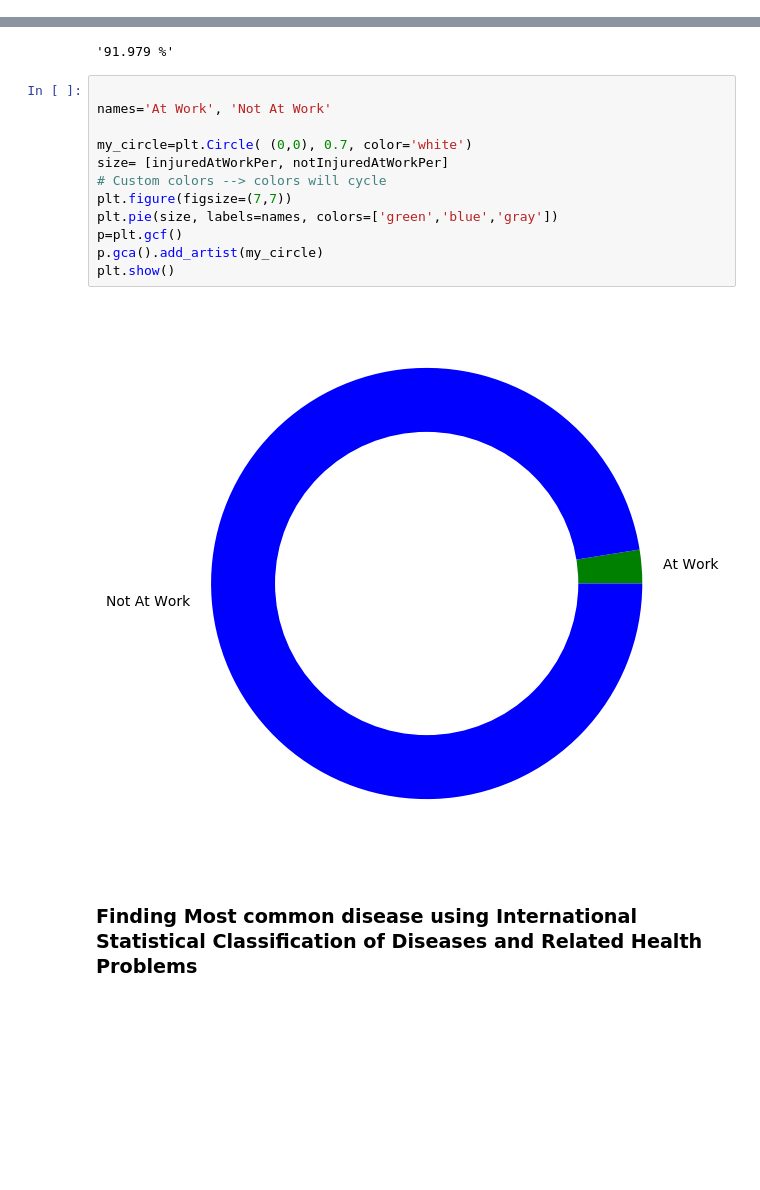
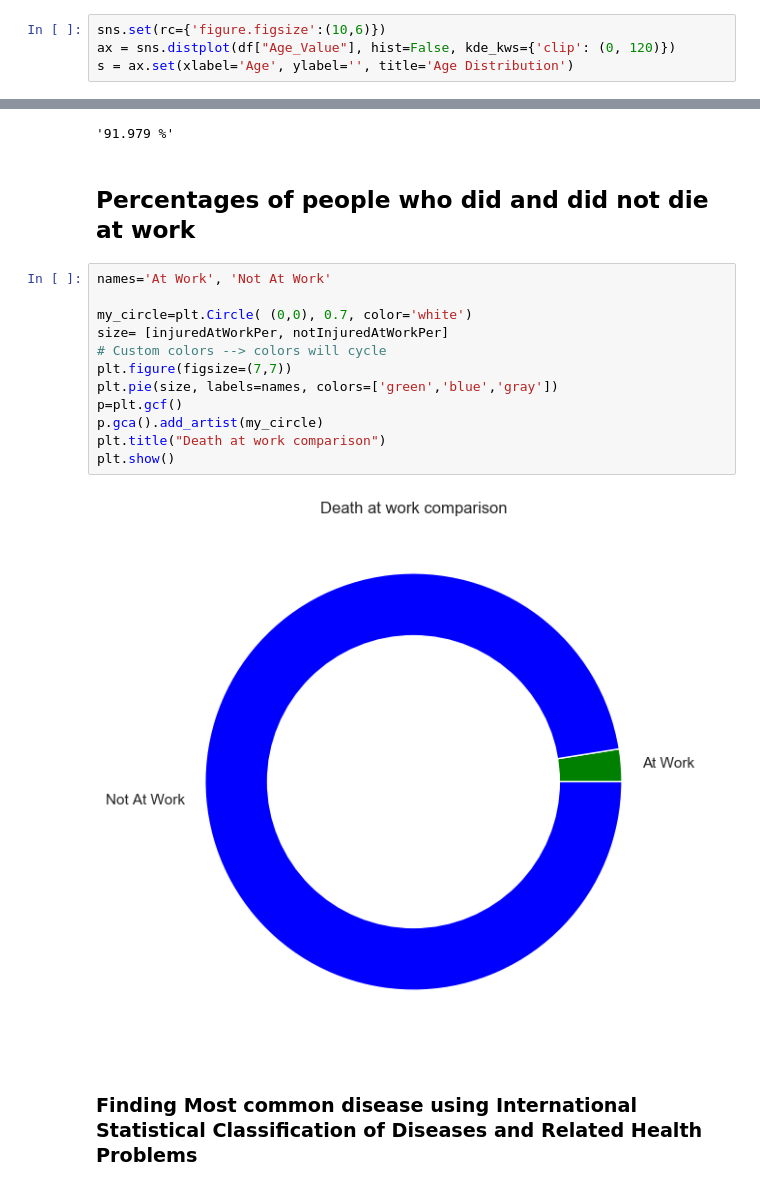
Before and after one commit to m-yasir/datascience-project, a Jupyter notebook: program.ipynb, the cells around one changed output, grey strips where cells are left out. Cells and saved outputs as stored; diff of their text form; blank space fills up the shorter version.

```diff
--- a/program.ipynb
+++ b/program.ipynb
@@ -262,0 +266,4 @@ Life Expectancy for Females: 75.0(mean) 78.0(median) 87(mode)
+# %%
+sns.set(rc={'figure.figsize':(10,6)})
+ax = sns.distplot(df["Age_Value"], hist=False, kde_kws={'clip': (0, 120)})
+s = ax.set(xlabel='Age', ylabel='', title='Age Distribution')
@@ -617,20 +622,22 @@ unknownInjuredAtWorkPer = dfUnknownInjuredAtWork.shape[0] / df.shape[0] * 100
 str(unknownInjuredAtWorkPer) + ' %'
 # %% [output]
 '91.979 %'
+# %% [markdown]
+## Percentages of people who did and did not die at work
 # %%
-
 names='At Work', 'Not At Work'
 
 my_circle=plt.Circle( (0,0), 0.7, color='white')
 size= [injuredAtWorkPer, notInjuredAtWorkPer]
 # Custom colors --> colors will cycle
 plt.figure(figsize=(7,7))
 plt.pie(size, labels=names, colors=['green','blue','gray'])
 p=plt.gcf()
 p.gca().add_artist(my_circle)
+plt.title("Death at work comparison")
 plt.show()
 # %% [output]
-[figure, old version]
+[figure, new version]
 # %% [markdown]
 ### Finding Most common disease using International Statistical Classification of Diseases and Related Health Problems
 # %%
```
Also changed, not shown: parts of 21 cells of this notebook, 1 other file.
